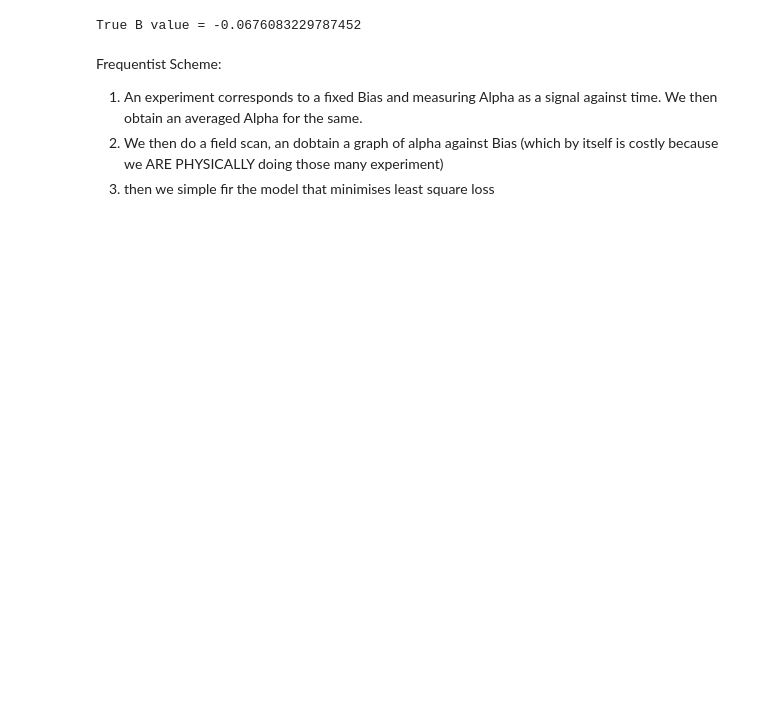
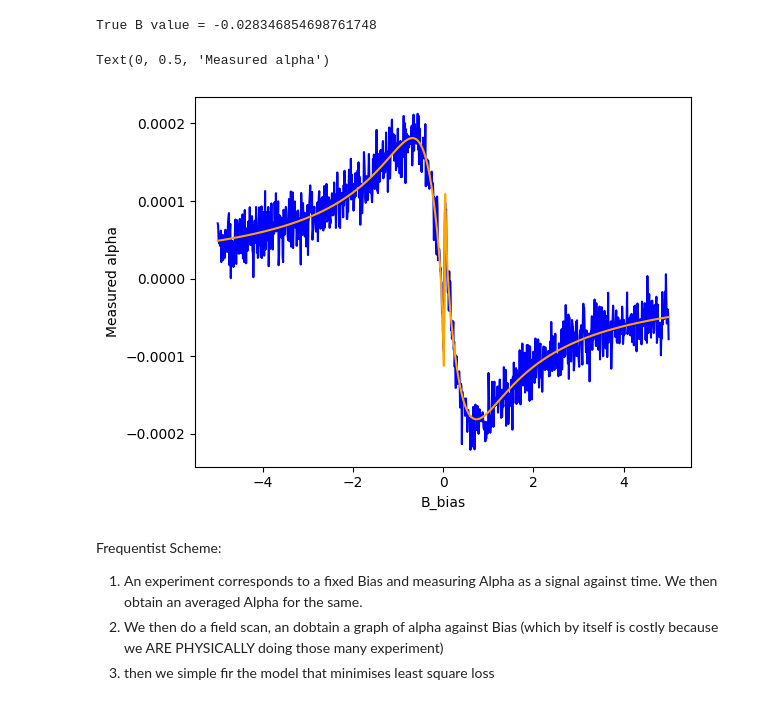
Before and after one commit to apranav22/bayesian_nmor, a Jupyter notebook: toy_bayesian_model.ipynb, the cells around one changed output. Cells and saved outputs as stored; diff of their text form; code cells hidden in the pictures; blank space fills up the shorter version.

```diff
--- a/toy_bayesian_model.ipynb
+++ b/toy_bayesian_model.ipynb
@@ -8,17 +8,6 @@ import os
 import sys
 from scipy.stats import norm
 from scipy.integrate import simpson
-
-# tqdm import with safe fallback for environments without tqdm
-try:
-    from tqdm import tqdm
-except Exception:
-    def tqdm(iterable=None, *args, **kwargs):
-        return iterable if iterable is not None else range(0)
-
-# Global flag to toggle plotting
-SHOW_PLOTS = False  # set to True to re-enable plots
-
 global tou, delta, k2, transit_rate, lo
 
 # spontaneous emission rate ~ 10^7 Hz
@@ -34,7 +23,6 @@ lo = 0.001
 
 folder_path = r"C:\Users\Dinesh\UGP"
 sys.path.insert(0, folder_path)
-
 
 def alpha_th(B_tot):
     # gyromagnetic ratio ~ 10^6 Hz/Guass, larmor freq
@@ -62,44 +50,45 @@ def alpha_th(B_tot):
             (
                 8
                 * (omega_l**2)
                 * ((8 * (omega_l**2)) + ((tou**2) * (k2 + 2)) - (8 * (delta**2)))
             )
             + (
                 transit_rate
                 * (
                     (4 * transit_rate * ((tou**2) - ((2 * delta) ** 2)))
                     - ((tou**3) * k2 * (k2 + 2))
                 )
             )
         )
         / D
     )
     return lo * alpha_th
 
 
 def alpha_exp(alpha_th, sigma):
-    return alpha_th + np.random.normal(0, sigma, size=alpha_th.shape)
+    return (alpha_th + np.random.normal(0, sigma, size=alpha_th.shape))
 
-
-B_unk = np.random.uniform(-1, 1)  # B_unknown can be anything between -1 and 1
+B_unk = np.random.uniform(-1, 1) #B_unknown can be anything between -2 and 2
 print("True B value =", B_unk)
 gamma = 0.02
-sigma = 2e-5  # FIXME: This is not a percentage but an absolute value
+sigma = 2e-5 #FIXME: This is not a percentage but an absolute value
 
 B_bias = np.linspace(-5, 5, 1000)
 B_tot = B_unk + B_bias
 
 alpha_vals = alpha_th(B_tot)
 
+
 alpha_exp_vals = alpha_exp(alpha_vals, sigma)
-if SHOW_PLOTS:
-    plt.figure()
-    plt.plot(B_bias, alpha_exp_vals, color="blue")
-    plt.plot(B_bias, alpha_vals, color="orange")
-    plt.xlabel("B_bias")
-    plt.ylabel("Measured alpha")
+plt.figure()
+plt.plot(B_bias, alpha_exp_vals, color="blue")
+plt.plot(B_bias, alpha_vals, color="orange")
+plt.xlabel("B_bias")
+plt.ylabel("Measured alpha")
 # %% [output]
-True B value = -0.0676083229787452
+True B value = -0.028346854698761748
+Text(0, 0.5, 'Measured alpha')
+[figure, added]
 # %% [markdown]
 Frequentist Scheme:
 
```
Also changed, not shown: parts of 21 cells of this notebook, 16 other files.
